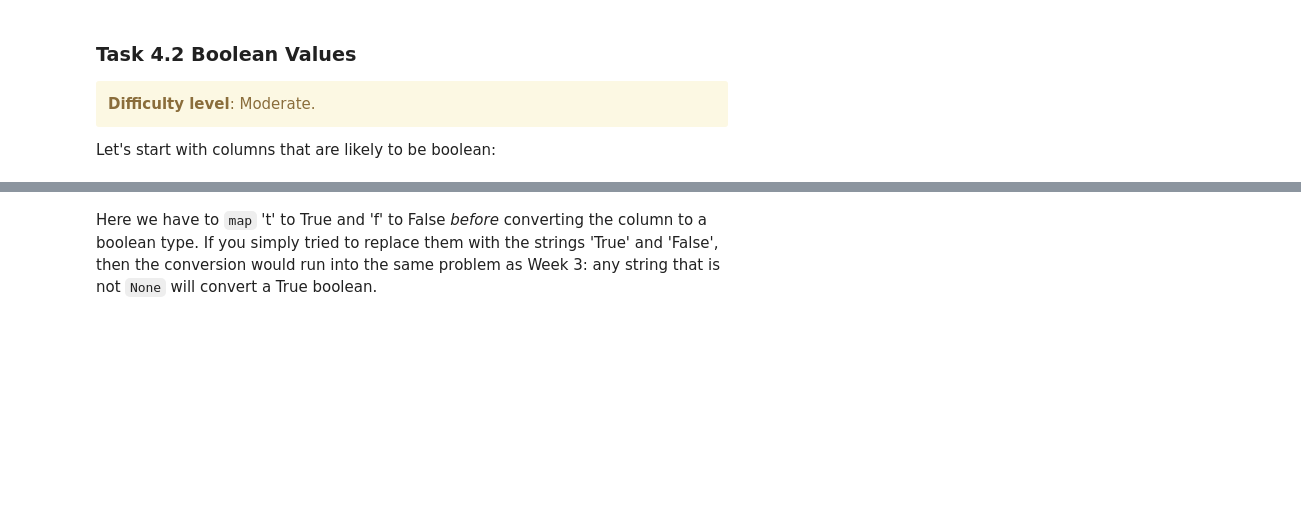
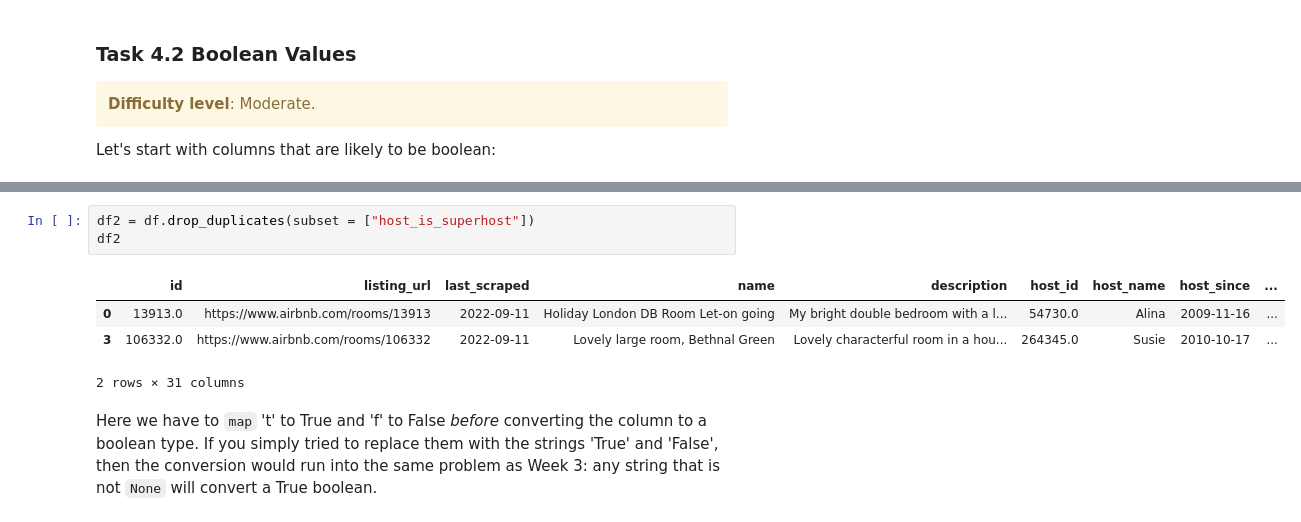
Before and after one commit to hansenwgn/fsds-Jon, a Jupyter notebook: Hansen/Practical-05-Numeric_Data.ipynb, the cells around one changed output, grey strips where cells are left out. Cells and saved outputs as stored; diff of their text form; blank space fills up the shorter version.

```diff
--- a/Hansen/Practical-05-Numeric_Data.ipynb
+++ b/Hansen/Practical-05-Numeric_Data.ipynb
@@ -584,3 +683,11 @@ df.sample(5, random_state=43)[bools]
+# %%
+df2 = df.drop_duplicates(subset = ["host_is_superhost"])
+df2
+# %% [output]
+|  | id | listing_url | last_scraped | name | description | host_id | host_name | host_since | ... |
+| 0 | 13913.0 | https://www.airbnb.com/rooms/13913 | 2022-09-11 | Holiday London DB Room Let-on going | My bright double bedroom with a l... | 54730.0 | Alina | 2009-11-16 | ... |
+| 3 | 106332.0 | https://www.airbnb.com/rooms/106332 | 2022-09-11 | Lovely large room, Bethnal Green | Lovely characterful room in a hou... | 264345.0 | Susie | 2010-10-17 | ... |
+2 rows × 31 columns
 # %% [markdown]
 Here we have to `map` 't' to True and 'f' to False _before_ converting the column to a boolean type. If you simply tried to replace them with the strings 'True' and 'False', then the conversion would run into the same problem as Week 3: any string that is not `None` will convert a True boolean.
 # %%
```
Also changed, not shown: parts of 62 cells of this notebook, 11 other files.
